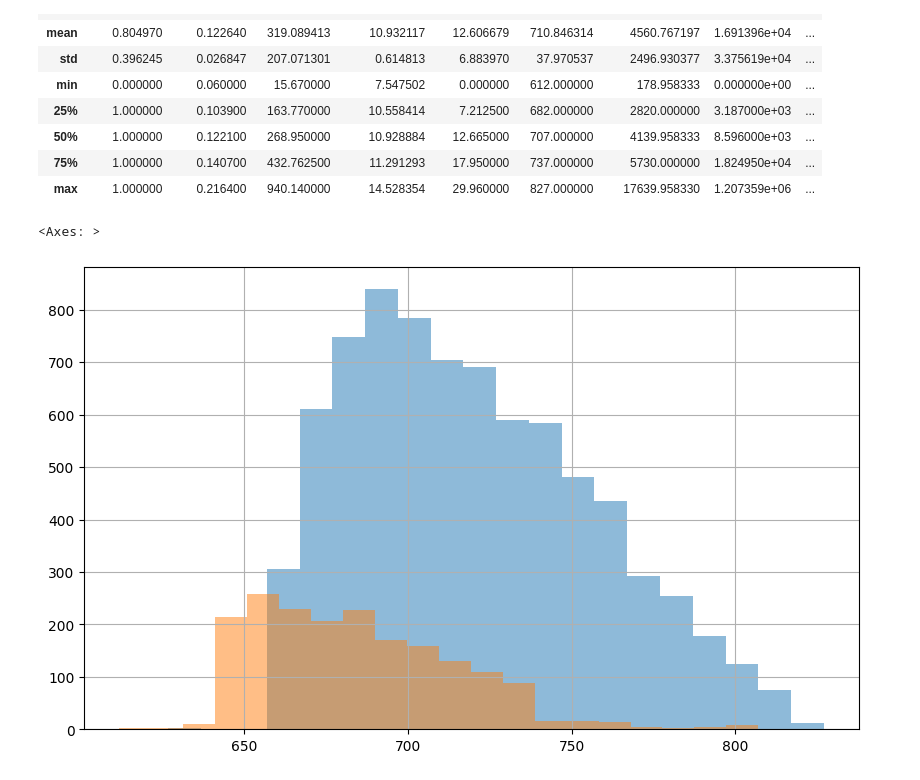
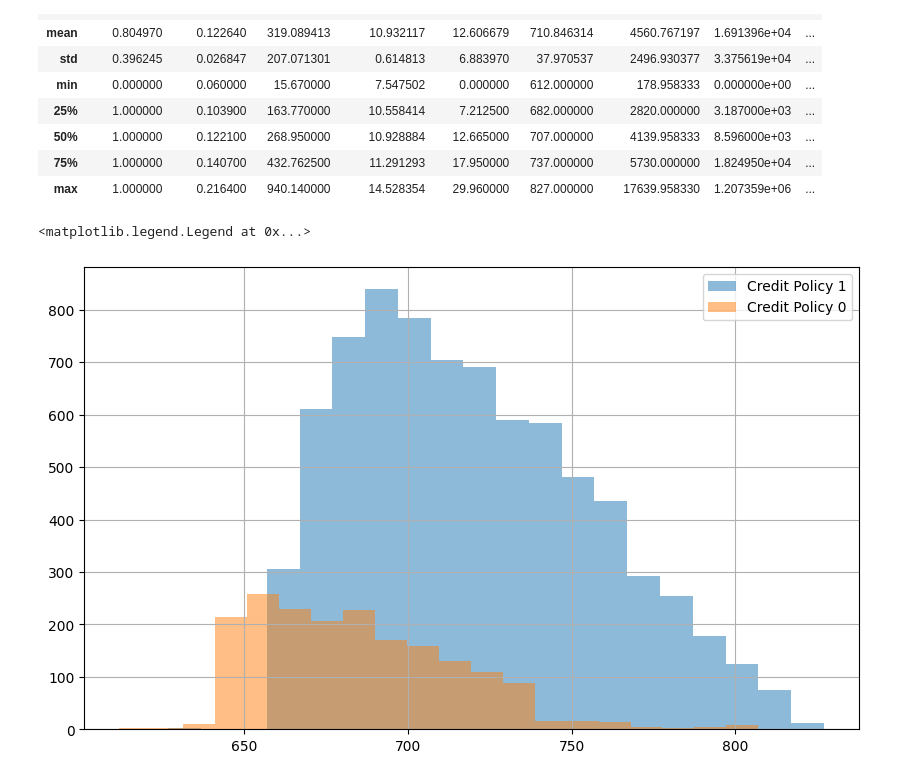
Before and after one commit to araujojv/analise_de_credito_machine_learning, a Jupyter notebook: notebooks/analise_credito.ipynb, the cells around one changed output. Saved outputs shown, nothing was run; the diff lists cells and outputs as text; code cells hidden in the pictures.

Commit message:
feat- legend figure

```diff
--- a/notebooks/analise_credito.ipynb
+++ b/notebooks/analise_credito.ipynb
@@ -49,7 +49,8 @@ df.describe()
 # %%
 plt.figure(figsize=(10,6))
 df[df["credit.policy"]==1]["fico"].hist(alpha =0.5,bins=20, label="Credit Policy 1")
 df[df["credit.policy"]==0]["fico"].hist(alpha =0.5,bins=20, label="Credit Policy 0")
+plt.legend()
 # %% [output]
-<Axes: >
+<matplotlib.legend.Legend at 0x...>
-[figure, old version]
+[figure, new version]
```
